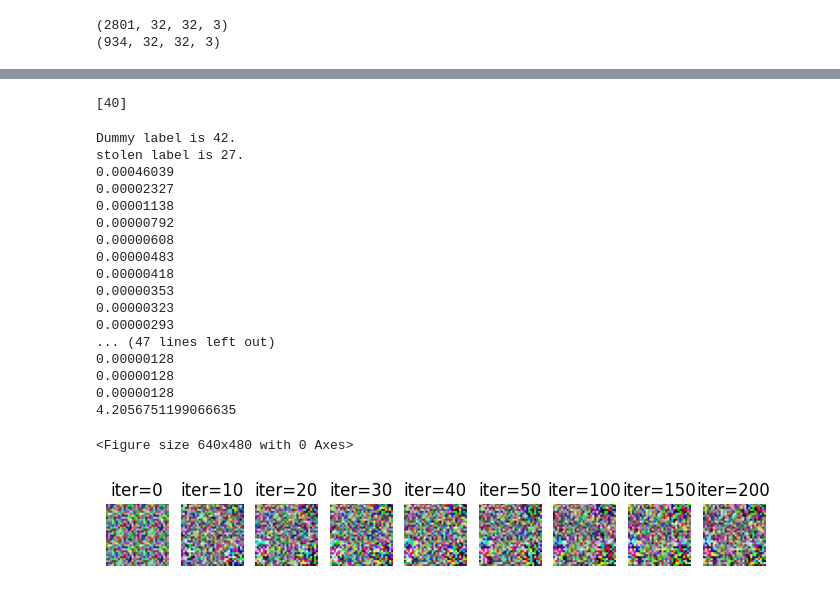
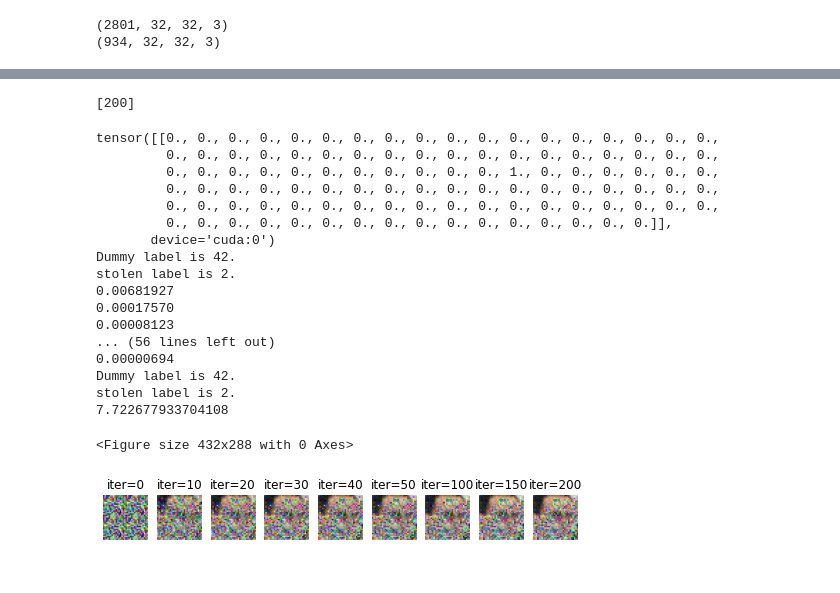
Before and after one commit to wkqls0829/5g_FL_attack, a Jupyter notebook: CPL/LFW_batch.ipynb, the cells around one changed output, grey strips where cells are left out. Saved outputs shown, nothing was run; the diff lists cells and outputs as text; code cells hidden in the pictures.

```diff
--- a/CPL/LFW_batch.ipynb
+++ b/CPL/LFW_batch.ipynb
@@ -355,7 +344,7 @@ batch =1  #
 idx_m = []
 
 for s in range(1000):
-    if dst_tensor[s][1]==27:
+    if dst_tensor[s][1]==2:
         idx_m.append(s)
 
         #dst_pil = tt(dst_tensor[s][0].cpu())
@@ -458,7 +447,7 @@ original_dy_dx, original_pred = sample_and_calcgrad(idx_m)
 # share the gradients with other clients
 #original_dy_dx = list((_.detach().clone() for _ in dy_dx))
 # %% [output]
-[40]
+[200]
 # %%
 # generate dummy data and label
 import time
@@ -503,6 +492,7 @@ for item in range(1):
 
 
         dummy_unsqueeze=torch.unsqueeze(gt_onehot_label[item],dim=0)
+        print(dummy_unsqueeze)
 
         dummy_label = torch.randn(dummy_unsqueeze.size()).to(device).requires_grad_(True)
         label_pred=torch.argmin(torch.sum(original_dy_dx[item][-2], dim=-1),
@@ -521,8 +511,8 @@ for item in range(1):
         print("stolen label is %d." % label_pred.item())
 
 
-        #optimizer = torch.optim.LBFGS([dummy_data,dummy_label])
-        optimizer = torch.optim.LBFGS([dummy_data,])
+        optimizer = torch.optim.LBFGS([dummy_data,dummy_label])
+        #optimizer = torch.optim.LBFGS([dummy_data,])
         #optimizer = torch.optim.AdamW([dummy_data,],lr=0.01)
 
         history = []
@@ -540,50 +530,21 @@ for item in range(1):
                 optimizer.zero_grad()
 
                 pred = net(dummy_data)
-                #dummy_onehot_label = F.softmax(dummy_label, dim=-1).long()
-
-                #dummy_loss = criterion(pred, dummy_onehot_label) # TODO: fix the gt_label to dummy_label in both code and slides.
-                #print (pred)
-                #print (label_pred)
 
                 dummy_loss = criterion(pred, label_pred)
                 dummy_dy_dx = torch.autograd.grad(dummy_loss, net.parameters(), create_graph=True)
-                #dummy_dy_dp = torch.autograd.grad(dummy_loss, dummy_data, create_graph=True)
-                #print (dummy_dy_dp[0].shape)
 
                 grad_diff = 0
                 grad_count = 0
                 #count =0
                 for gx, gy in zip(dummy_dy_dx, original_dy_dx[item]): # TODO: fix the variablas here
-
-                    #if iters==500 or iters== 1200:
-                    #print (gx[0])
-                    #    print ('hahaha')
-                    #print (gy[0])
                     lasso = torch.norm(dummy_data,p=1)
                     ridge = torch.norm(dummy_data,p=2)
                     grad_diff += ((gx - gy) ** 2).sum() #+ 0.0*lasso +0.01*ridge
-
-                    #print (gx.shape)
-
                     grad_count += gx.nelement()
 
+                grad_diff.backward()
 
-                    #if count == 9:
-                    #    break
-                    #count=count+1
-                # grad_diff = grad_diff / grad_count * 1000
-
-                #grad_diff += ((original_pred[item]-pred)**2).sum()
-
-
-
-
-                grad_diff.backward()
-                #print (count)
-
-                #print (dummy_dy_dx)
-                #print (original_dy_dx)
 
 
                 return grad_diff
@@ -597,52 +558,54 @@ for item in range(1):
                 print ("%.8f" % current_loss.item())
                 #print(iters, "%.8f" % current_loss.item())
             history.append(tt(dummy_data[0].cpu()))
+        print("Dummy label is %d." % torch.argmax(dummy_label, dim=-1).item())
+        print("stolen label is %d." % label_pred.item())
 
 
 
         #plt.figure(figsize=(18, 12))
         #for i in range(60):
         #  plt.subplot(6, 10, i + 1)
         #  plt.imshow(history[i * 5])
         #  plt.title("iter=%d" % (i * 5))
         #  plt.axis('off')
 
 
         plt.figure(figsize=(8.5, 1.2))
         iter_idx = [0,10,20,30,40,50,100,150,200]
         for i in range(9):
           plt.subplot(1, 9, i + 1)
           plt.imshow(history[iter_idx[i]])
           plt.title("iter=%d" % (iter_idx[i]))
           plt.axis('off')
 
         #np.savetxt('ssim_random_batch8',percept_dis,fmt="%4f")
         #np.savetxt('mse_random_batch8',recover_dis,fmt="%4f")
 
         #print("Dummy label is %d." % torch.argmax(dummy_label, dim=-1).item())
         plt.savefig("./attack_image/index_%s_rand_%s_label_%s"%(item,rd, label_pred.item()))
         #plt.clf()
 
     duration = time.perf_counter()-start
     #print ("Running time is %.4f." %(duration/10.0) )
     print (duration/10.0 )
 # %% [output]
+tensor([[0., 0., 0., 0., 0., 0., 0., 0., 0., 0., 0., 0., 0., 0., 0., 0., 0., 0.,
+         0., 0., 0., 0., 0., 0., 0., 0., 0., 0., 0., 0., 0., 0., 0., 0., 0., 0.,
+         0., 0., 0., 0., 0., 0., 0., 0., 0., 0., 0., 1., 0., 0., 0., 0., 0., 0.,
+         0., 0., 0., 0., 0., 0., 0., 0., 0., 0., 0., 0., 0., 0., 0., 0., 0., 0.,
+         0., 0., 0., 0., 0., 0., 0., 0., 0., 0., 0., 0., 0., 0., 0., 0., 0., 0.,
+         0., 0., 0., 0., 0., 0., 0., 0., 0., 0., 0., 0., 0., 0., 0., 0.]],
+       device='cuda:0')
 Dummy label is 42.
-stolen label is 27.
-0.00046039
-0.00002327
-0.00001138
-0.00000792
-0.00000608
-0.00000483
-0.00000418
-0.00000353
-0.00000323
-0.00000293
-... (47 lines left out)
-0.00000128
-0.00000128
-0.00000128
-4.2056751199066635
+stolen label is 2.
+0.00681927
+0.00017570
+0.00008123
+... (56 lines left out)
+0.00000694
+Dummy label is 42.
+stolen label is 2.
+7.722677933704108
-<Figure size 640x480 with 0 Axes>
+<Figure size 432x288 with 0 Axes>
-[figure, old version]
+[figure, new version]
```
Also changed, not shown: parts of 14 cells of this notebook, 5 other files.
